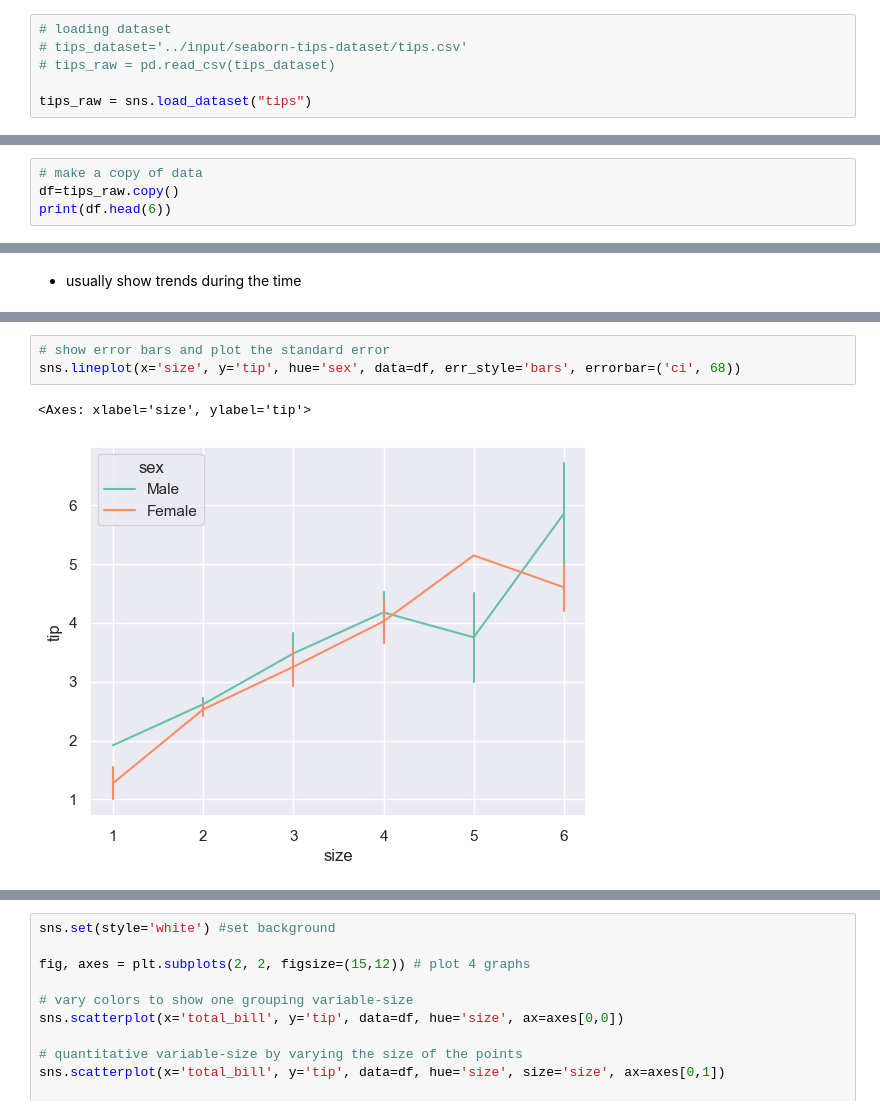
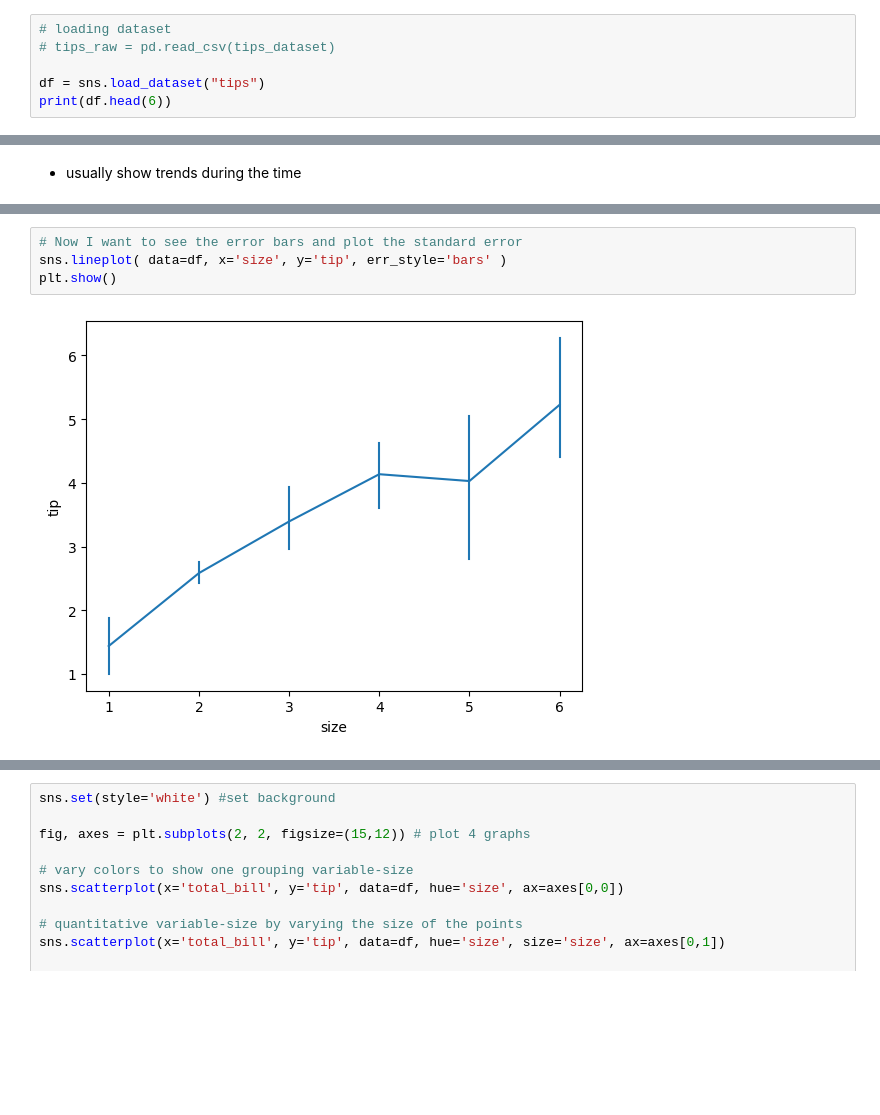
Before and after one commit to ash322ash422/tut_matplotlib, a Jupyter notebook: tut_seaborn_1_tips_v2_detailed.ipynb, the cells around one changed output, grey strips where cells are left out. Drawn from its saved outputs; the diff is of its cells as text; blank space fills up the shorter version.

```diff
--- a/tut_seaborn_1_tips_v2_detailed.ipynb
+++ b/tut_seaborn_1_tips_v2_detailed.ipynb
@@ -57,7 +57,7 @@ import seaborn as sns
 %matplotlib inline
 # %%
 # loading dataset
-# tips_dataset='../input/seaborn-tips-dataset/tips.csv'
 # tips_raw = pd.read_csv(tips_dataset)
 
-tips_raw = sns.load_dataset("tips")
+df = sns.load_dataset("tips")
+print(df.head(6))
@@ -64,4 +71,0 @@ tips_raw = sns.load_dataset("tips")
-# %%
-# make a copy of data
-df=tips_raw.copy()
-print(df.head(6))
@@ -367,6 +402,6 @@ sns.lineplot(x='size', y='tip', data=df).set(xlabel='X axis- Size', ylabel='Y ax
 # %%
-# show error bars and plot the standard error
-sns.lineplot(x='size', y='tip', hue='sex', data=df, err_style='bars', errorbar=('ci', 68))
+# Now I want to see the error bars and plot the standard error
+sns.lineplot( data=df, x='size', y='tip', err_style='bars' )
+plt.show()
 # %% [output]
-<Axes: xlabel='size', ylabel='tip'>
-[figure, old version]
+[figure, new version]
```
Also changed, not shown: parts of 65 cells of this notebook.
